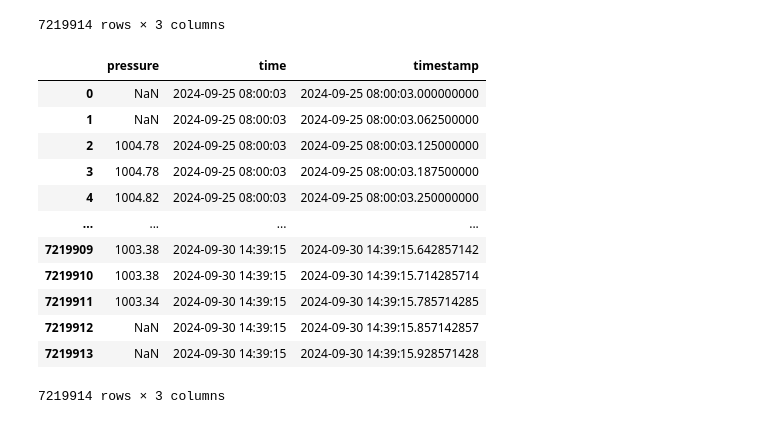
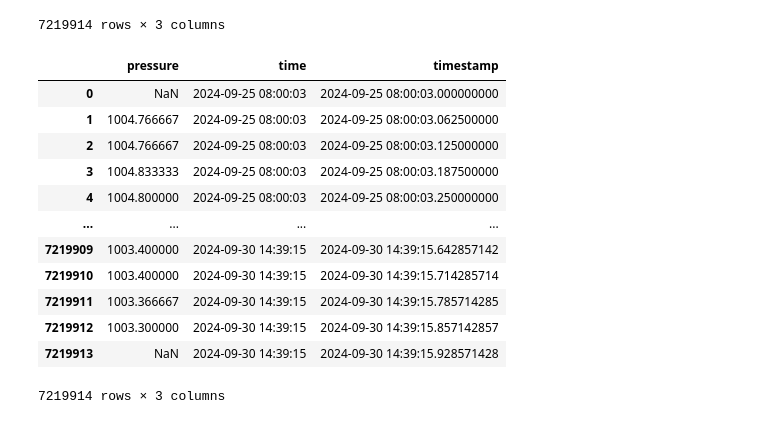
Before and after one commit to csherwood-usgs/NOPP_comparison, a Jupyter notebook: fix_nheri_wg_timing.ipynb, the cells around one changed output. Drawn from its saved outputs; the diff is of its cells as text; code cells hidden in the pictures.

```diff
--- a/fix_nheri_wg_timing.ipynb
+++ b/fix_nheri_wg_timing.ipynb
@@ -69,14 +69,6 @@ df.drop(columns=['time'], inplace=True)
 # Save the resulting DataFrame to a .csv file
 output_file = "output_file.csv"
 df.to_csv(output_file, index=False)
-# %%
-def smooth_pressure_data(df):
-    """
-    Applies a 5-point running mean to the 'pressure' column of the dataframe,
-    without introducing a lag.
-    """
-    df['pressure'] = df['pressure'].rolling(window=5, center=True).mean()
-    return df
 # %%
 # Read a full file, remove very high
 df = read_met_data(datadir+wg_file)
@@ -96,21 +88,30 @@ df
 | 7219912 | 1003.3 | 2024-09-30 14:39:15 | 2024-09-30 14:39:15.857142857 |
 | 7219913 | 1003.2 | 2024-09-30 14:39:15 | 2024-09-30 14:39:15.928571428 |
 7219914 rows × 3 columns
+# %%
+def smooth_pressure_data(df, window=5):
+    """
+    Applies a running mean to the 'pressure' column of the dataframe,
+    without introducing a lag.
+    """
+    dfs = df.copy()
+    dfs['pressure'] = dfs['pressure'].rolling(window=window, center=True).mean()
+    return dfs
 # %%
-dfs = smooth_pressure_data(df)
+dfs = smooth_pressure_data(df, window=3)
 dfs
 # %% [output]
 |  | pressure | time | timestamp |
 | 0 | NaN | 2024-09-25 08:00:03 | 2024-09-25 08:00:03.000000000 |
-| 1 | NaN | 2024-09-25 08:00:03 | 2024-09-25 08:00:03.062500000 |
-| 2 | 1004.78 | 2024-09-25 08:00:03 | 2024-09-25 08:00:03.125000000 |
-| 3 | 1004.78 | 2024-09-25 08:00:03 | 2024-09-25 08:00:03.187500000 |
-| 4 | 1004.82 | 2024-09-25 08:00:03 | 2024-09-25 08:00:03.250000000 |
+| 1 | 1004.766667 | 2024-09-25 08:00:03 | 2024-09-25 08:00:03.062500000 |
+| 2 | 1004.766667 | 2024-09-25 08:00:03 | 2024-09-25 08:00:03.125000000 |
+| 3 | 1004.833333 | 2024-09-25 08:00:03 | 2024-09-25 08:00:03.187500000 |
+| 4 | 1004.800000 | 2024-09-25 08:00:03 | 2024-09-25 08:00:03.250000000 |
 | ... | ... | ... | ... |
-| 7219909 | 1003.38 | 2024-09-30 14:39:15 | 2024-09-30 14:39:15.642857142 |
-| 7219910 | 1003.38 | 2024-09-30 14:39:15 | 2024-09-30 14:39:15.714285714 |
-| 7219911 | 1003.34 | 2024-09-30 14:39:15 | 2024-09-30 14:39:15.785714285 |
-| 7219912 | NaN | 2024-09-30 14:39:15 | 2024-09-30 14:39:15.857142857 |
+| 7219909 | 1003.400000 | 2024-09-30 14:39:15 | 2024-09-30 14:39:15.642857142 |
+| 7219910 | 1003.400000 | 2024-09-30 14:39:15 | 2024-09-30 14:39:15.714285714 |
+| 7219911 | 1003.366667 | 2024-09-30 14:39:15 | 2024-09-30 14:39:15.785714285 |
+| 7219912 | 1003.300000 | 2024-09-30 14:39:15 | 2024-09-30 14:39:15.857142857 |
 | 7219913 | NaN | 2024-09-30 14:39:15 | 2024-09-30 14:39:15.928571428 |
 7219914 rows × 3 columns
 # %%
```
Also changed, not shown: parts of 6 cells of this notebook.
